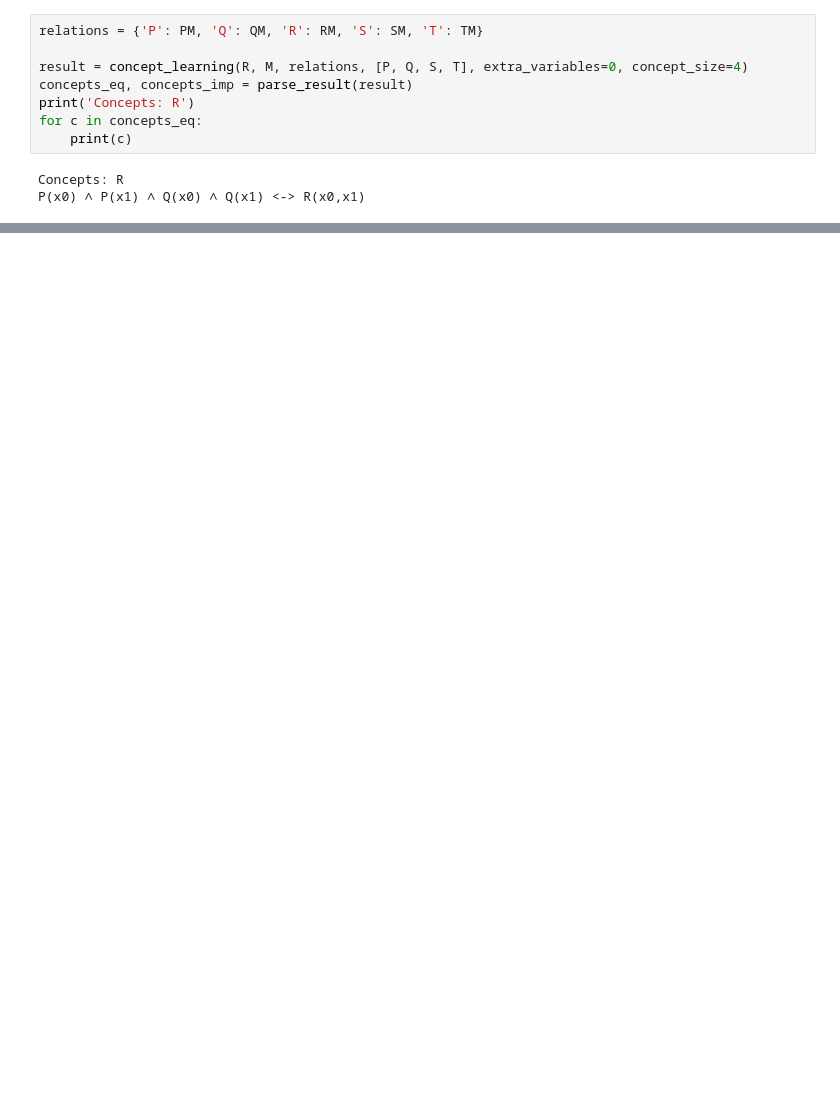
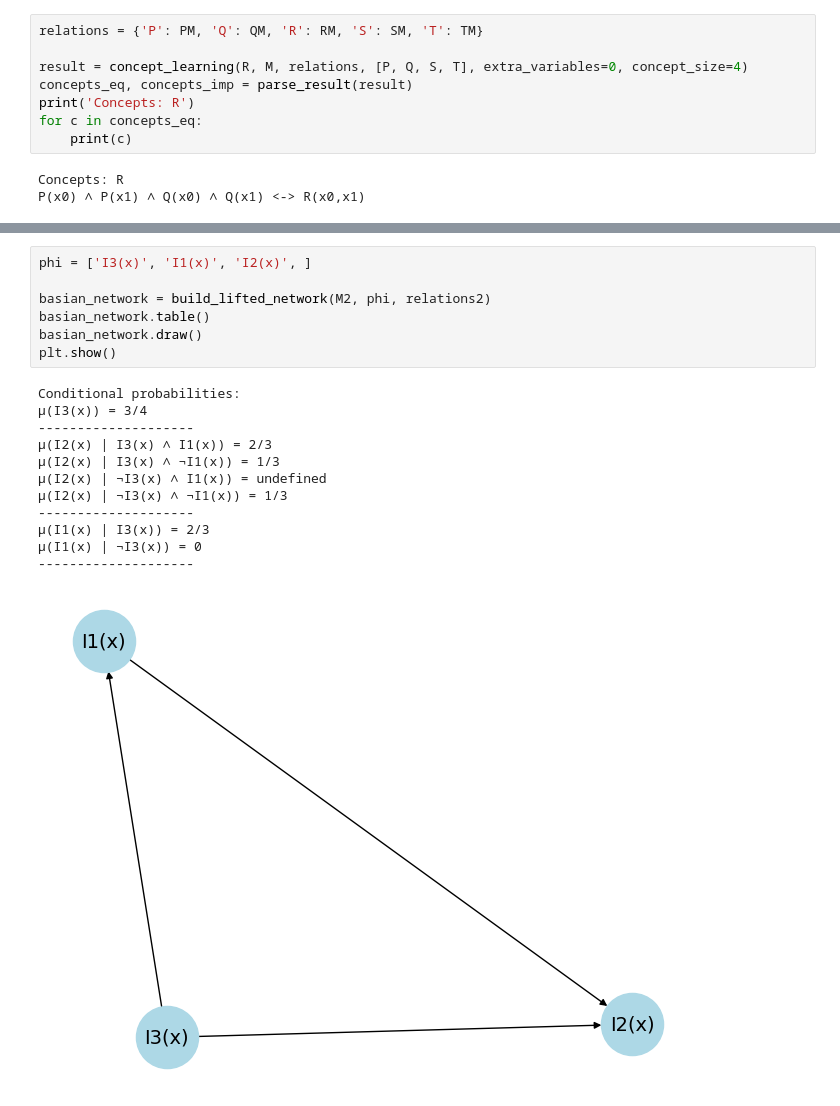
Before and after one commit to Arty-Facts/wasp_graphical_models_bayesian_learning_and_statistical_relational_learning_2023, a Jupyter notebook: project/module3/hand_in_module3.ipynb, the cells around one changed output, grey strips where cells are left out. Drawn from its saved outputs; the diff is of its cells as text; blank space fills up the shorter version.

```diff
--- a/project/module3/hand_in_module3.ipynb
+++ b/project/module3/hand_in_module3.ipynb
@@ -372,0 +568,20 @@ After a solution its easy to see that this is a correct solution. However there
+# %%
+phi = ['I3(x)', 'I1(x)', 'I2(x)', ]
+
+basian_network = build_lifted_network(M2, phi, relations2)
+basian_network.table()
+basian_network.draw()
+plt.show()
+# %% [output]
+Conditional probabilities:
+μ(I3(x)) = 3/4
+--------------------
+μ(I2(x) | I3(x) ∧ I1(x)) = 2/3
+μ(I2(x) | I3(x) ∧ ¬I1(x)) = 1/3
+μ(I2(x) | ¬I3(x) ∧ I1(x)) = undefined
+μ(I2(x) | ¬I3(x) ∧ ¬I1(x)) = 1/3
+--------------------
+μ(I1(x) | I3(x)) = 2/3
+μ(I1(x) | ¬I3(x)) = 0
+--------------------
+[figure, added]
```
Also changed, not shown: parts of 18 cells of this notebook.
